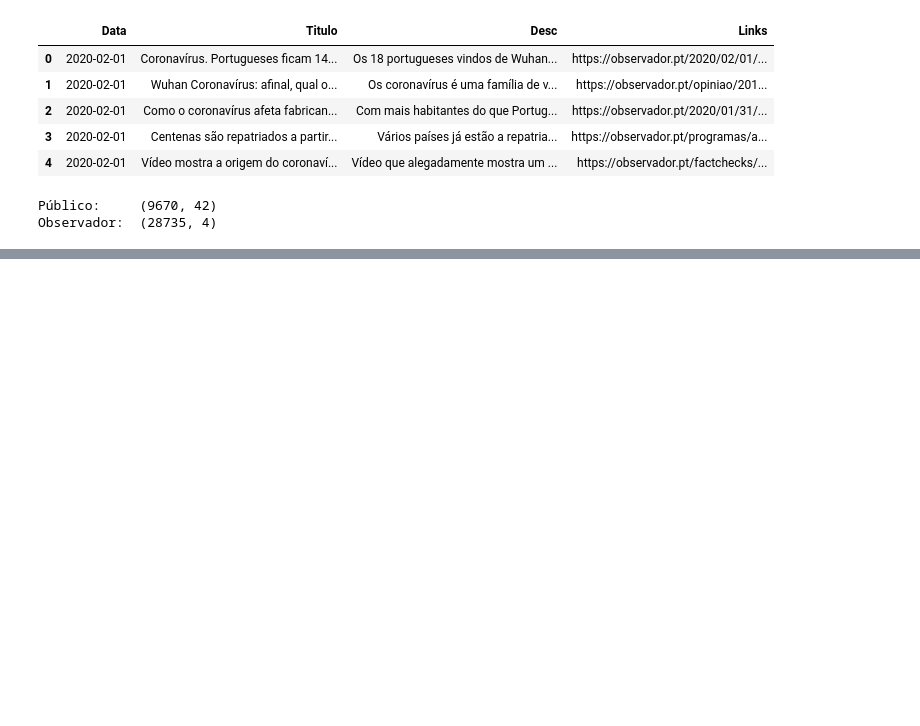
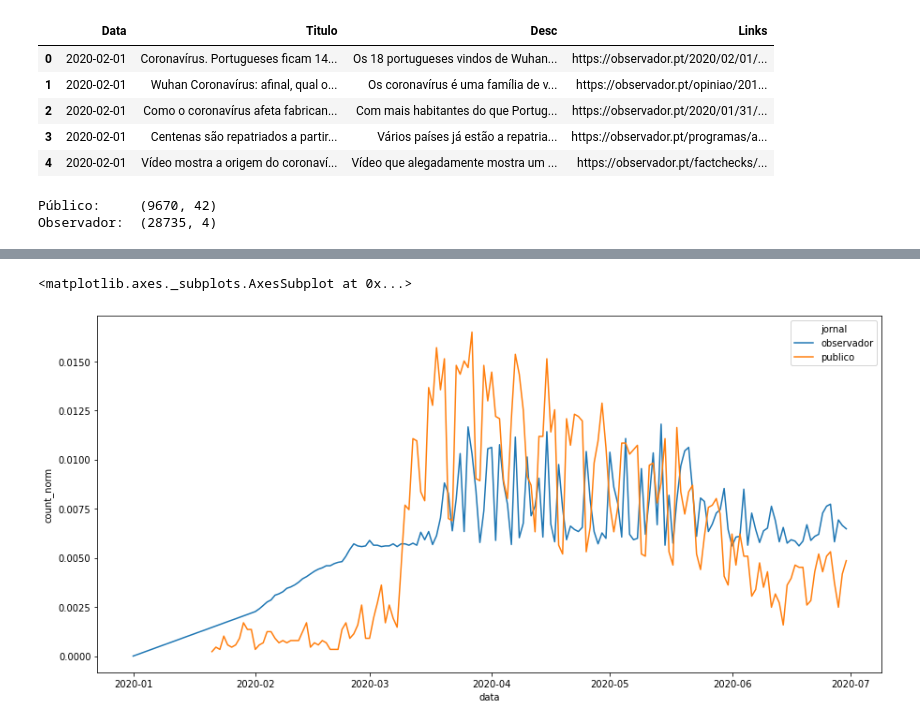
Before and after one commit to dssg-pt/miniproject-sentimentanalysis-covid, a Jupyter notebook: notebooks/all_news_analysis.ipynb, the cells around one changed output, grey strips where cells are left out. Drawn from its saved outputs; the diff is of its cells as text; code cells hidden in the pictures; blank space fills up the shorter version.

```diff
--- a/notebooks/all_news_analysis.ipynb
+++ b/notebooks/all_news_analysis.ipynb
@@ -37,0 +129,2 @@ Observador:  (28735, 4)
+# %%
+df_total_jornal_dia = df_noticias_vis.groupby(by = ['jornal', pd.Grouper(key='data', freq='D')]).count()
@@ -37,0 +189,8 @@ Observador:  (28735, 4)
+# %%
+df_total_jornal_dia_reset = norm_count_by_group(df_total_jornal_dia.reset_index(), 'jornal', 'titulo', df_total_jornal)
+# %%
+fig = plt.figure(figsize=(15,7))
+sns.lineplot(data=df_total_jornal_dia_reset, x='data', y='count_norm', hue='jornal', figure=fig)
+# %% [output]
+<matplotlib.axes._subplots.AxesSubplot at 0x...>
+[figure, added]
```
Also changed, not shown: parts of 39 cells of this notebook.
